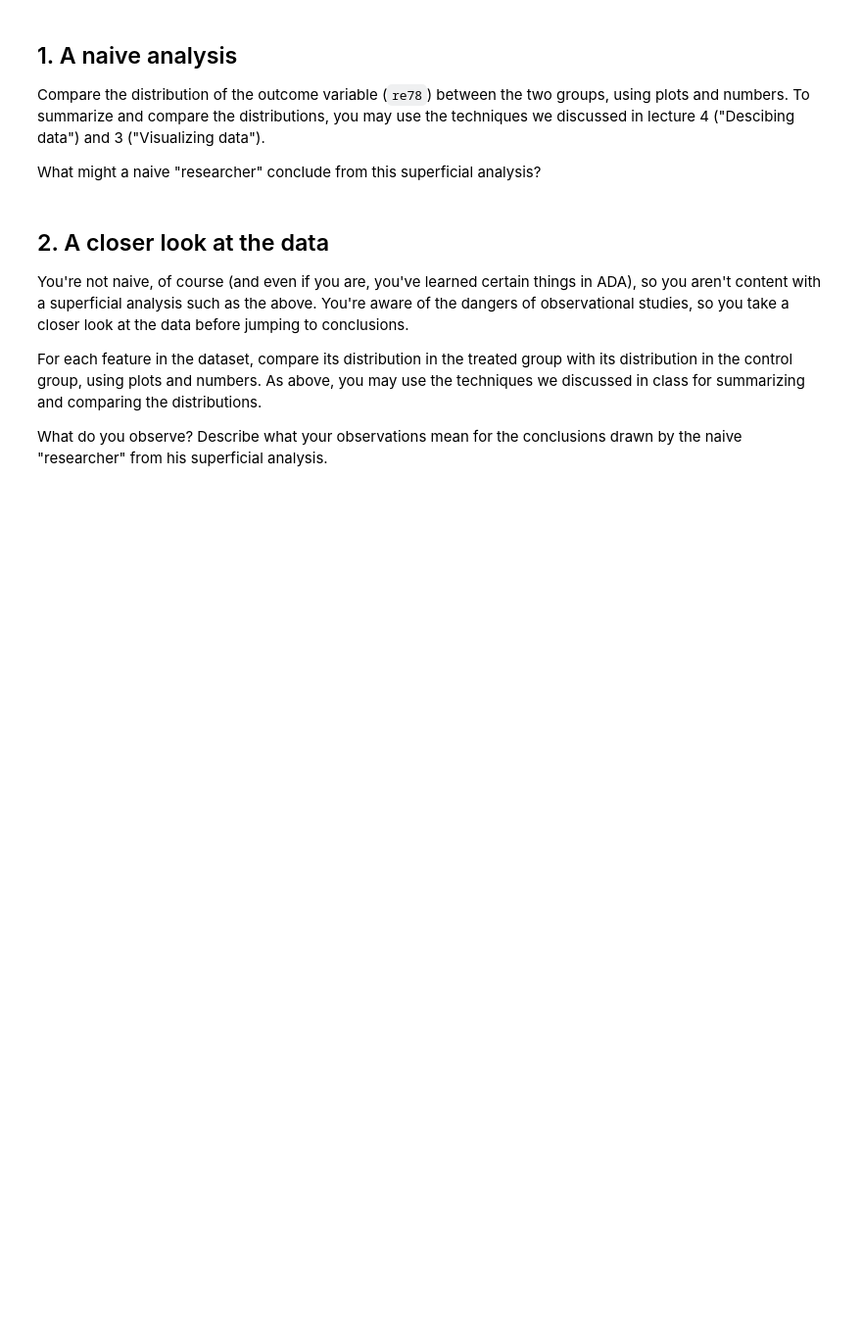
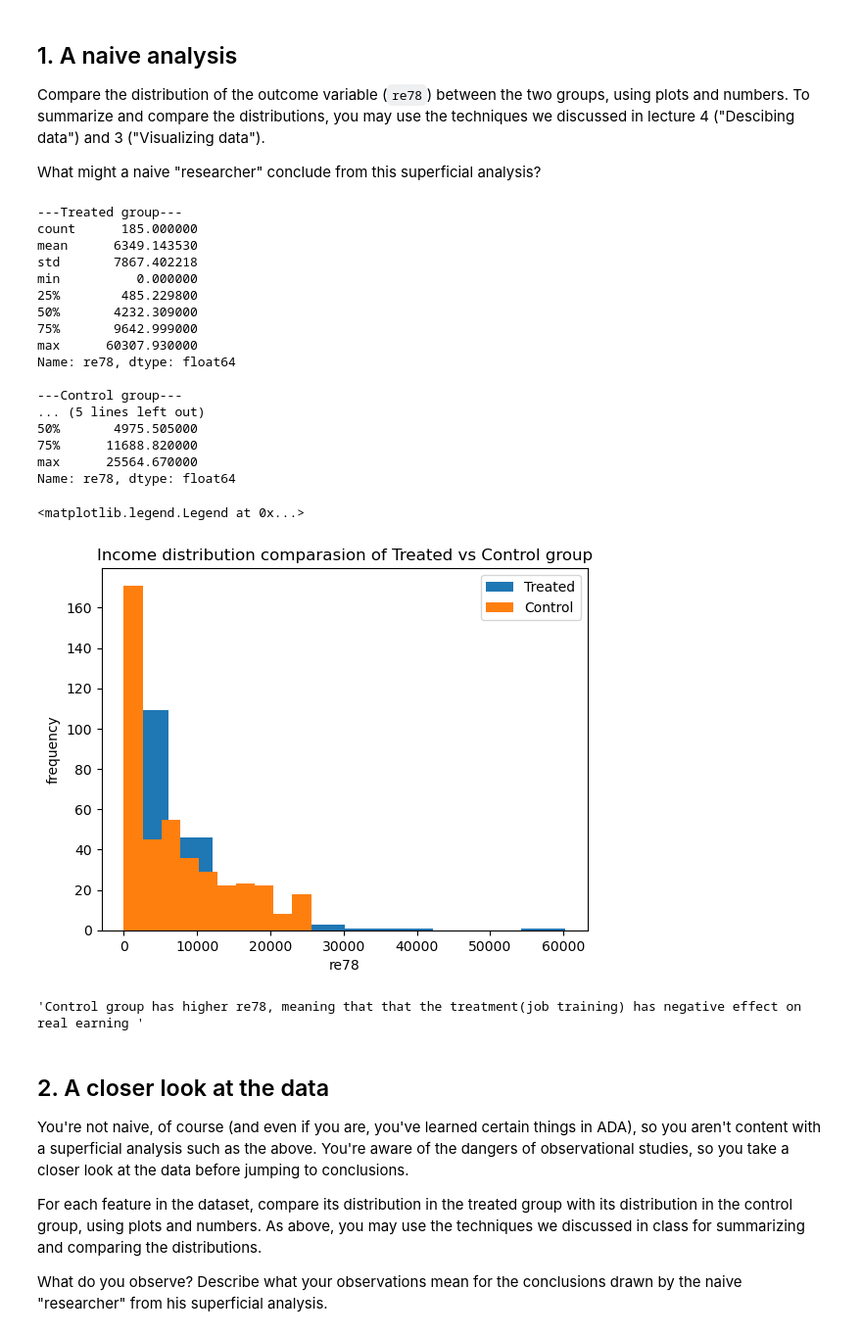
Before and after one commit to sevesoletizia/ADA, a Jupyter notebook: Exercises/05 - Causal analysis of observational data/Observational studies SOL LETI.ipynb, the cells around one changed output. Shown at 98% size. Drawn from its saved outputs; the diff is of its cells as text; code cells hidden in the pictures; blank space fills up the shorter version.

```diff
--- a/Exercises/05 - Causal analysis of observational data/Observational studies SOL LETI.ipynb
+++ b/Exercises/05 - Causal analysis of observational data/Observational studies SOL LETI.ipynb
@@ -59,3 +57,44 @@ What might a naive "researcher" conclude from this superficial analysis?
+# %%
+''' your code and explanations ''';
+treat = df[(df['treat']==1)]
+control = df[(df['treat']==0)]
+
+print('---Treated group---')
+print(treat['re78'].describe())
+print()
+print('---Control group---')
+print(control['re78'].describe())
+
+plt.hist(treat['re78'], label='Treated')
+plt.hist(control['re78'], label= 'Control')
+plt.xlabel('re78')
+plt.ylabel('frequency')
+plt.title('Income distribution comparasion of Treated vs Control group')
+plt.legend()
+# %% [output]
+---Treated group---
+count      185.000000
+mean      6349.143530
+std       7867.402218
+min          0.000000
+25%        485.229800
+50%       4232.309000
+75%       9642.999000
+max      60307.930000
+Name: re78, dtype: float64
+
+---Control group---
+... (5 lines left out)
+50%       4975.505000
+75%      11688.820000
+max      25564.670000
+Name: re78, dtype: float64
+<matplotlib.legend.Legend at 0x...>
+[figure, added]
+# %%
+"""Control group has higher re78, meaning that that the treatment(job training) has negative effect on real earning """
+# %% [output]
+'Control group has higher re78, meaning that that the treatment(job training) has negative effect on real earning '
 # %% [markdown]
 ## 2. A closer look at the data
 
```
Also changed, not shown: parts of 18 cells of this notebook.
